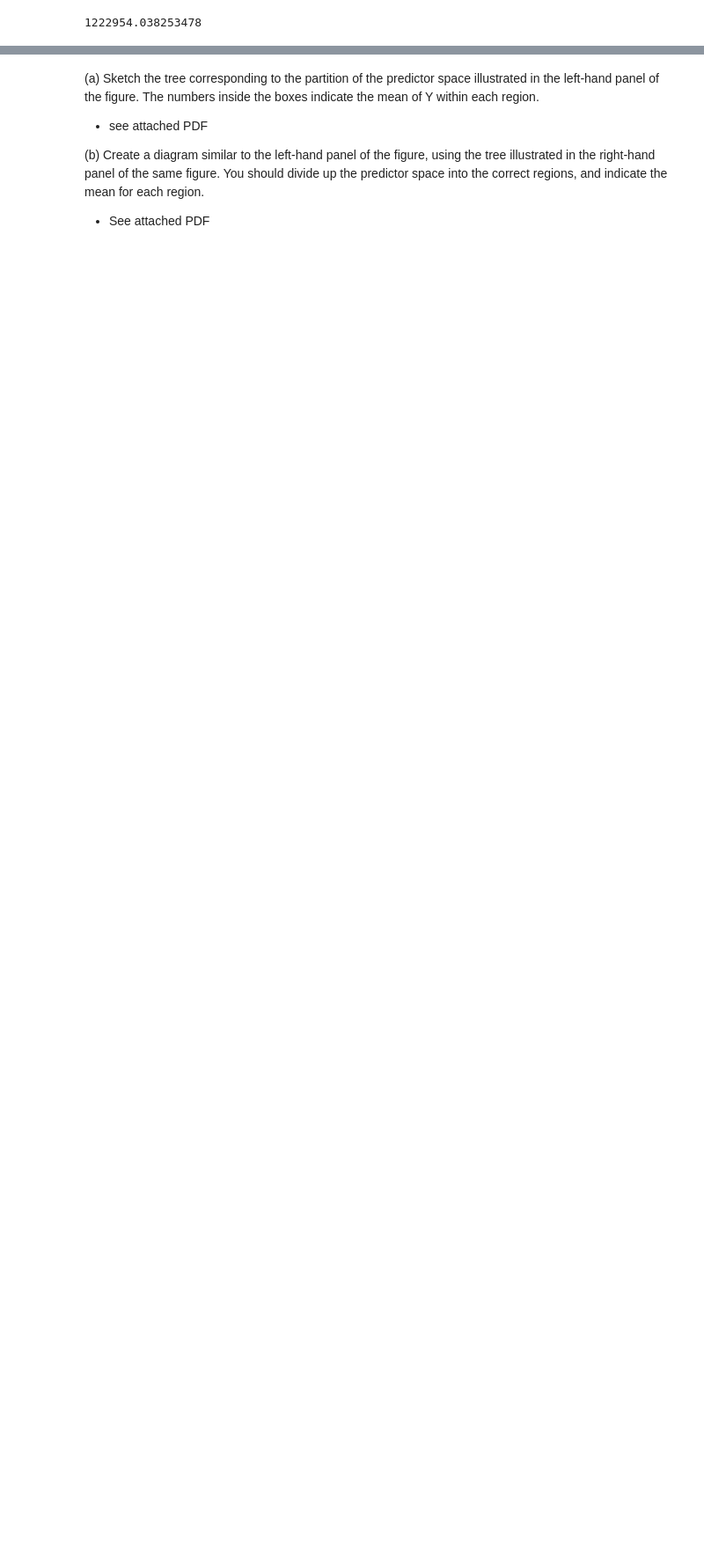
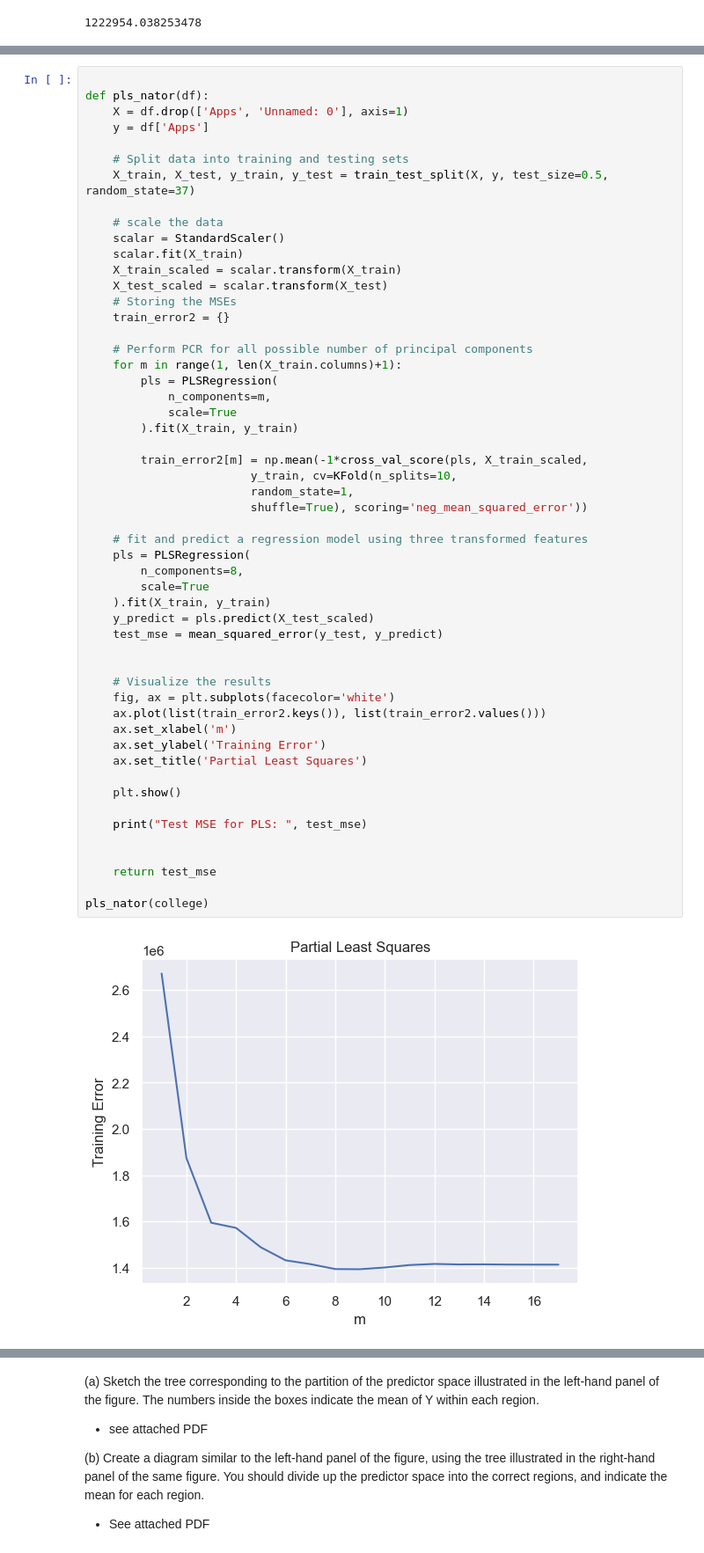
Before and after one commit to nhthom/HW7, a Jupyter notebook: hw7.ipynb, the cells around one changed output, grey strips where cells are left out. Shown: that part at 88% size. Saved outputs shown, nothing was run; the diff lists cells and outputs as text; blank space fills up the shorter version.

```diff
--- a/hw7.ipynb
+++ b/hw7.ipynb
@@ -154,0 +160,55 @@ pls_nator(college)
+# %%
+
+def pls_nator(df):
+    X = df.drop(['Apps', 'Unnamed: 0'], axis=1)
+    y = df['Apps']
+
+    # Split data into training and testing sets
+    X_train, X_test, y_train, y_test = train_test_split(X, y, test_size=0.5, random_state=37)
+
+    # scale the data
+    scalar = StandardScaler()
+    scalar.fit(X_train)
+    X_train_scaled = scalar.transform(X_train)
+    X_test_scaled = scalar.transform(X_test)
+    # Storing the MSEs
+    train_error2 = {}
+
+    # Perform PCR for all possible number of principal components
+    for m in range(1, len(X_train.columns)+1):
+        pls = PLSRegression(
+            n_components=m,
+            scale=True
+        ).fit(X_train, y_train)
+
+        train_error2[m] = np.mean(-1*cross_val_score(pls, X_train_scaled,
+                        y_train, cv=KFold(n_splits=10,
+                        random_state=1,
+                        shuffle=True), scoring='neg_mean_squared_error'))
+
+    # fit and predict a regression model using three transformed features
+    pls = PLSRegression(
+        n_components=8,
+        scale=True
+    ).fit(X_train, y_train)
+    y_predict = pls.predict(X_test_scaled)
+    test_mse = mean_squared_error(y_test, y_predict)
+
+
+    # Visualize the results
+    fig, ax = plt.subplots(facecolor='white')
+    ax.plot(list(train_error2.keys()), list(train_error2.values()))
+    ax.set_xlabel('m')
+    ax.set_ylabel('Training Error')
+    ax.set_title('Partial Least Squares')
+
+    plt.show()
+
+    print("Test MSE for PLS: ", test_mse)
+
+
+    return test_mse
+
+pls_nator(college)
+# %% [output]
+[figure, added]
```
Also changed, not shown: parts of 4 cells of this notebook.
